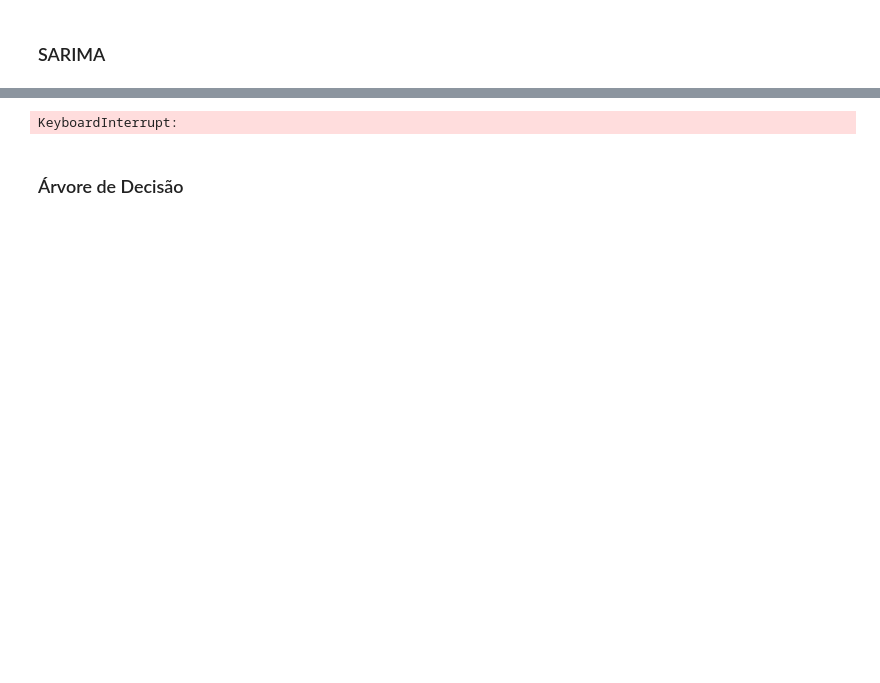
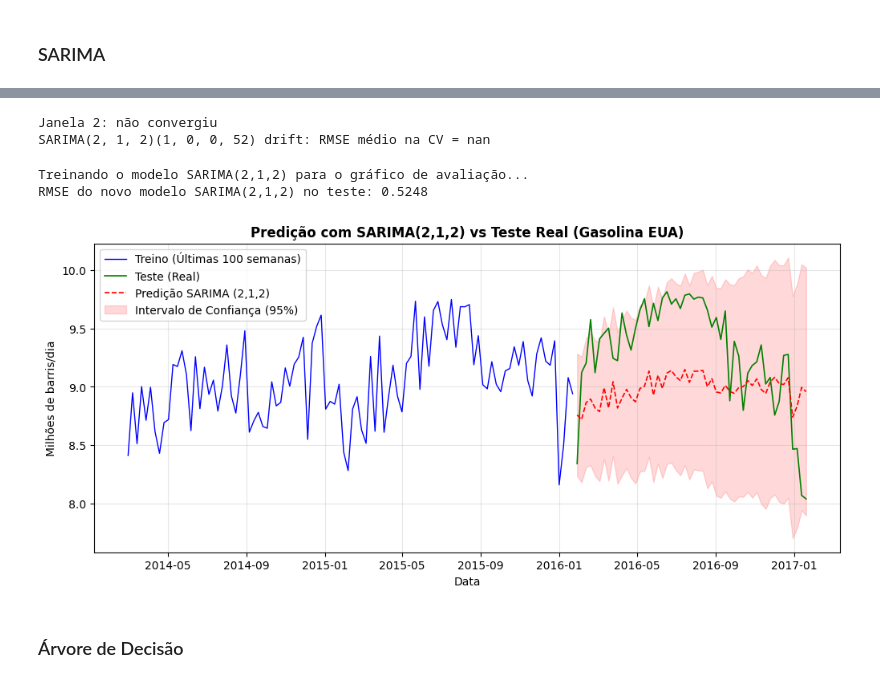
Before and after one commit to giu-garrido/ast-gasolina-eua, a Jupyter notebook: notebooks/AST_2026_Trabalho_Final_Problema_05_Gasolina_EUA.ipynb, the cells around one changed output, grey strips where cells are left out. Cells and saved outputs as stored; diff of their text form; code cells hidden in the pictures; blank space fills up the shorter version.

```diff
--- a/notebooks/AST_2026_Trabalho_Final_Problema_05_Gasolina_EUA.ipynb
+++ b/notebooks/AST_2026_Trabalho_Final_Problema_05_Gasolina_EUA.ipynb
@@ -373,6 +425,6 @@ Total fit time: 1228.456 seconds
 # %%
-ordem_auto = (1, 1, 1)
-ordem_sazonal_auto = (2, 0, 1, m)
+ordem_auto = (2, 1, 2)
+ordem_sazonal_auto = (1, 0, 0, m)
 
 rmse_windows = []
 for step in range(n_janelas):
@@ -380,6 +432,7 @@ for step in range(n_janelas):
     window = train_df.iloc[:fim]
     val_set = train_df.iloc[fim:fim + h]
 
+    # Ajustando o modelo SARIMA com os parâmetros ótimos encontrados pelo auto_arima
     ajuste = SARIMAX(window.Volume_Milhoes_Barris_Dia, order=ordem_auto, seasonal_order=ordem_sazonal_auto, trend="c").fit(maxiter=200, disp=False)
     if not ajuste.mle_retvals["converged"]:
         print(f"Janela {step + 1}: não convergiu")
@@ -390,7 +443,53 @@ for step in range(n_janelas):
 erro = np.mean(rmse_windows) if len(rmse_windows) == n_janelas else np.nan
 print(f"SARIMA{ordem_auto}{ordem_sazonal_auto} drift: RMSE médio na CV = {erro:.4f}")
 # %% [output]
-KeyboardInterrupt:
+Janela 2: não convergiu
+SARIMA(2, 1, 2)(1, 0, 0, 52) drift: RMSE médio na CV = nan
+# %%
+# Treinar o modelo SARIMA com a nova especificação (2, 1, 2) no conjunto de treino completo
+ordem_nova = (2, 1, 2)
+ordem_sazonal_nova = (1, 0, 0, m)
+
+print("Treinando o modelo SARIMA(2,1,2) para o gráfico de avaliação...")
+model_sarima_novo = SARIMAX(
+    train_df.Volume_Milhoes_Barris_Dia,
+    order=ordem_nova,
+    seasonal_order=ordem_sazonal_nova,
+    trend="c"
+)
+fit_sarima_novo = model_sarima_novo.fit(maxiter=200, disp=False)
+
+# Gerar previsões e intervalos para o teste
+forecast_res_novo = fit_sarima_novo.get_forecast(steps=len(test_df))
+preds_sarima = forecast_res_novo.predicted_mean
+confidence_intervals = forecast_res_novo.conf_int(alpha=0.05)
+
+rmse_sarima_test_novo = root_mean_squared_error(test_df.Volume_Milhoes_Barris_Dia, preds_sarima)
+print(f"RMSE do novo modelo SARIMA(2,1,2) no teste: {rmse_sarima_test_novo:.4f}")
+
+# Plot do resultado atualizado do SARIMA
+plt.figure(figsize=(12, 5))
+plt.plot(train_df.Volume_Milhoes_Barris_Dia.iloc[-100:], label="Treino (Últimas 100 semanas)", color="blue", linewidth=1)
+plt.plot(test_df.Volume_Milhoes_Barris_Dia, label="Teste (Real)", color="green", linewidth=1.2)
+plt.plot(preds_sarima, label="Predição SARIMA (2,1,2)", color="red", linestyle="--", linewidth=1.2)
+plt.fill_between(
+    test_df.index,
+    confidence_intervals.iloc[:, 0],
+    confidence_intervals.iloc[:, 1],
+    color="red",
+    alpha=0.15,
+    label="Intervalo de Confiança (95%)"
+)
+plt.title("Predição com SARIMA(2,1,2) vs Teste Real (Gasolina EUA)", fontweight="bold")
+plt.xlabel("Data")
+plt.ylabel("Milhões de barris/dia")
+plt.grid(alpha=0.3)
+plt.legend()
+plt.show()
+# %% [output]
+Treinando o modelo SARIMA(2,1,2) para o gráfico de avaliação...
+RMSE do novo modelo SARIMA(2,1,2) no teste: 0.5248
+[figure, added]
 # %% [markdown]
 ### Árvore de Decisão
 # %%
```
Also changed, not shown: parts of 26 cells of this notebook.
